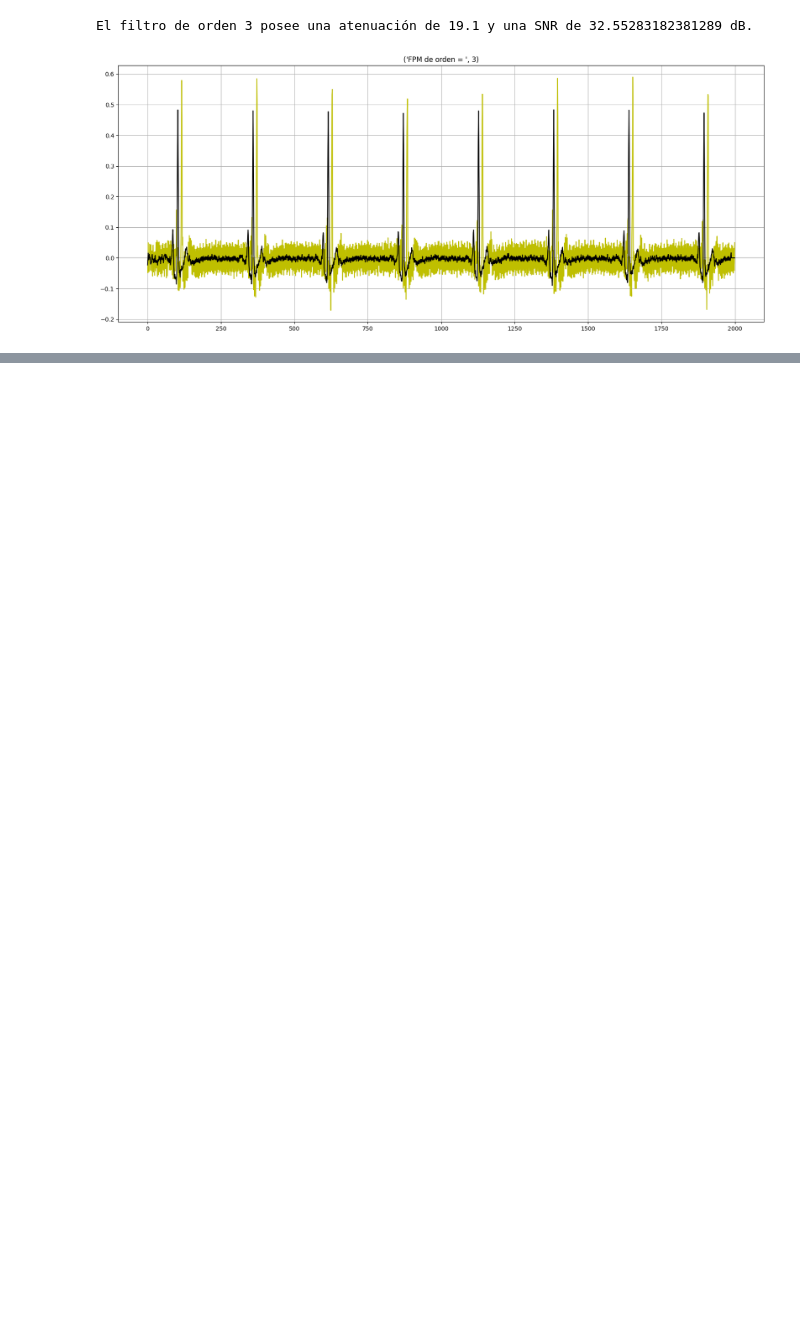
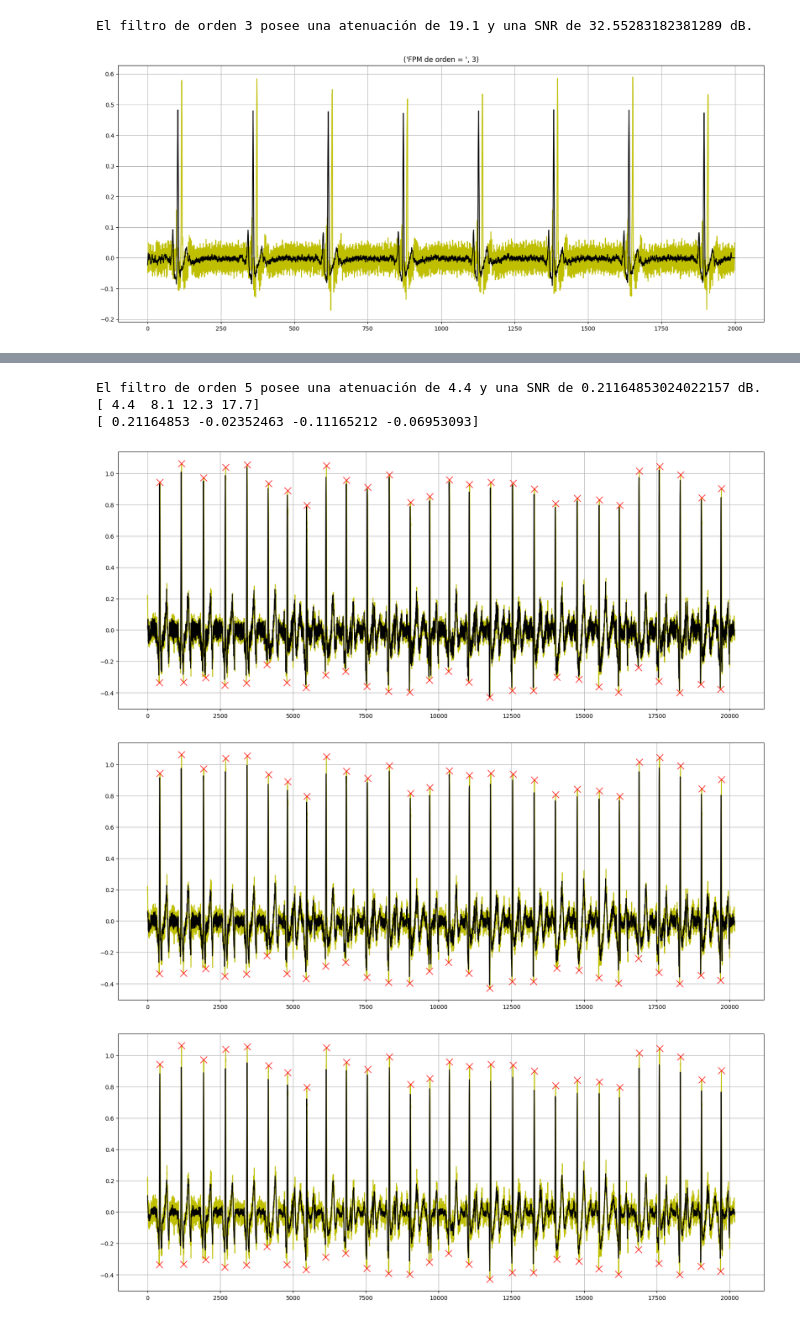
Before and after one commit to pauaguirrecarol/Proyecto-Final, a Jupyter notebook: funciones/FPM.ipynb, the cells around one changed output, grey strips where cells are left out. Cells and saved outputs as stored; diff of their text form; code cells hidden in the pictures; blank space fills up the shorter version.

```diff
--- a/funciones/FPM.ipynb
+++ b/funciones/FPM.ipynb
@@ -120,0 +125,63 @@ El filtro de orden 3 posee una atenuación de 19.1 y una SNR de 32.5528318238128
+# %%
+M = np.arange (5,25,5) #vector de ordenes de los FPM
+k = np.arange (0,30,dtype=np.float64)
+
+resp = np.empty ((N,len(M)))
+
+for i,N1 in enumerate (M):
+    FPM = np.piecewise (k,(0<=k)&(k<=N1-1),[1/N1,0])
+    resp[:,i] = np.convolve (señal_sin_tendencia,FPM,"same")
+
+
+peaks_max = find_peaks (señal_sin_tendencia,distance=500)[0]
+peaks_min = find_peaks (-señal_sin_tendencia,distance=500)[0]
+
+A_max_signal = np.mean (señal_sin_tendencia[peaks_max])
+A_min_signal = np.mean (señal_sin_tendencia[peaks_min])
+
+aux_max = np.zeros ((len(M),len(peaks_max)))
+aux_min = np.zeros ((len(M),len(peaks_min)))
+
+for i in range  (len(M)):
+    peaks2_max = find_peaks (resp[:,i],distance=500)[0]
+    peaks2_min = find_peaks (-resp[:,i],distance=500)[0]
+    aux_max [i,:] = resp [peaks2_max,i]
+    aux_min [i,:] = resp [peaks2_min,i]
+A_max = np.mean (aux_max,axis=1) ; A_min = np.mean (aux_min,axis=1)
+A_signal = A_max_signal - A_min_signal ; A_signal_filtr = A_max - A_min
+Atenuac = np.round ((A_signal - A_signal_filtr)*100/A_signal,1) #porcentaje de atencuación
+
+
+max_noise = np.zeros (len(M)) ; min_noise = np.zeros (len(M))
+for i in range (len(M)):
+    max_noise[i] = max(resp[400:600,i]) #ruido uniforme en toda la señal
+    min_noise[i] = min(resp[400:600,i])
+
+
+A_noise = max_noise - min_noise
+SNR = A_signal_filtr / A_noise
+SNR_dB = 20*np.log (A_signal_filtr/A_noise)
+
+for i in range (len(M)):
+    if (Atenuac[i] < 20)&(SNR_dB[i] == max(SNR_dB)):
+        print (f"El filtro de orden {M[i]} posee una atenuación de {Atenuac[i]} y una SNR de {SNR_dB[i]} dB.")
+        Mejor_FPM = i
+
+print (Atenuac)
+print (SNR_dB)
+
+for i in range (len(M)):
+    plt.figure(figsize=(20,8))
+    plt.plot(t*Fs, señal_sin_tendencia,color="y")
+    plt.plot(t*Fs, resp[:,i],color="k")
+    plt.plot(peaks_max, señal_sin_tendencia[peaks_max],"x",color="r",ms=12)
+    plt.plot(peaks_min, señal_sin_tendencia[peaks_min],"x",color="r",ms=12)
+    plt.grid (True)
+    plt.show()
+# %% [output]
+El filtro de orden 5 posee una atenuación de 4.4 y una SNR de 0.21164853024022157 dB.
+[ 4.4  8.1 12.3 17.7]
+[ 0.21164853 -0.02352463 -0.11165212 -0.06953093]
+[figure, added]
+[figure, added]
+[figure, added]
```
Also changed, not shown: parts of 8 cells of this notebook, 16 other files.
